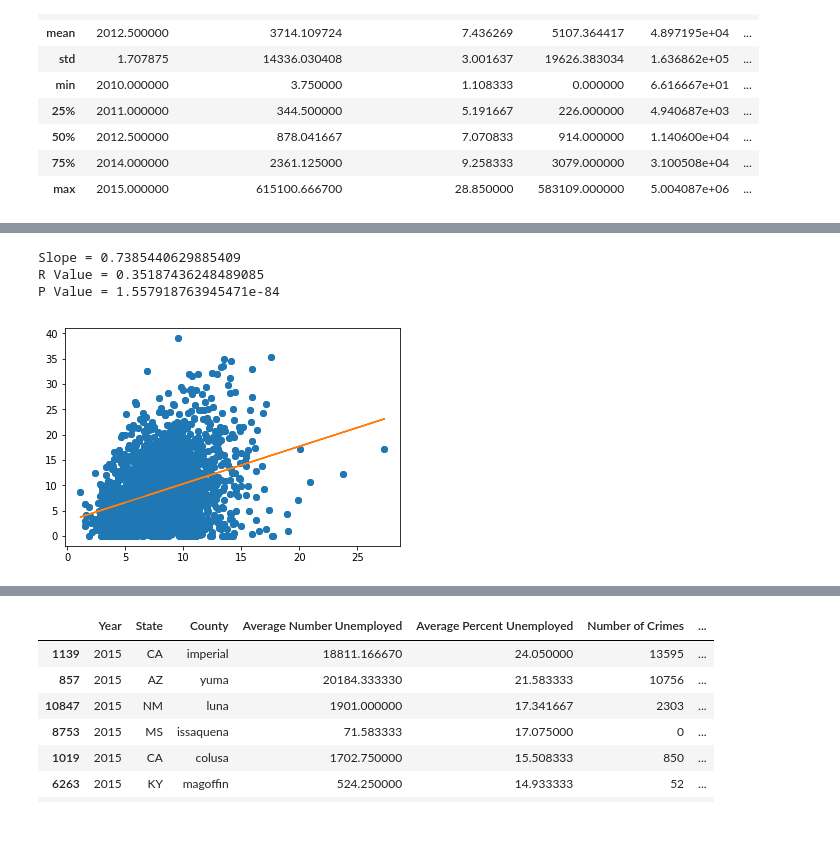
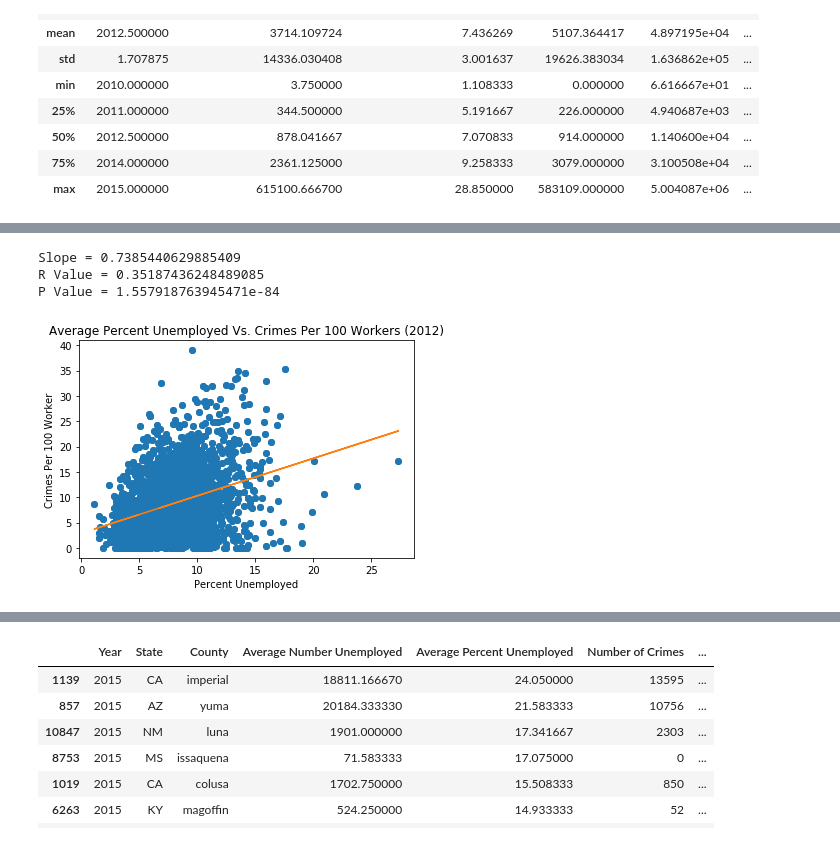
Before and after one commit to DLaury/ProjectOne, a Jupyter notebook: MergedDF.ipynb, the cells around one changed output, grey strips where cells are left out. Cells and saved outputs as stored; diff of their text form; code cells hidden in the pictures.

```diff
--- a/MergedDF.ipynb
+++ b/MergedDF.ipynb
@@ -118,19 +125,23 @@ P Value = 5.1213866132828935e-98
 # %%
 plt.scatter(year2012DF['Average Percent Unemployed'], year2012DF['Crimes Per 100 Workers'])
 x3 = year2012DF['Average Percent Unemployed']
 y3 = year2012DF['Crimes Per 100 Workers']
 slope, intercept, r_value, p_value, std_err = stats.linregress(x3,y3)
 line3 = slope*x3+intercept
 
 plt.plot(x3,y3,'o', x3, line3)
+plt.title('Average Percent Unemployed Vs. Crimes Per 100 Workers (2012)')
+plt.xlabel("Percent Unemployed")
+plt.ylabel('Crimes Per 100 Worker')
 print(f"Slope = {slope}")
 print(f"R Value = {r_value}")
 print(f"P Value = {p_value}")
+plt.savefig('Unemployment_Vs_Crime2012.png')
 # %% [output]
 Slope = 0.7385440629885409
 R Value = 0.35187436248489085
 P Value = 1.557918763945471e-84
-[figure, old version]
+[figure, new version]
 # %%
 plt.scatter(year2013DF['Average Percent Unemployed'], year2013DF['Crimes Per 100 Workers'])
 x3 = year2013DF['Average Percent Unemployed']
```
Also changed, not shown: parts of 45 cells of this notebook, 26 other files.
